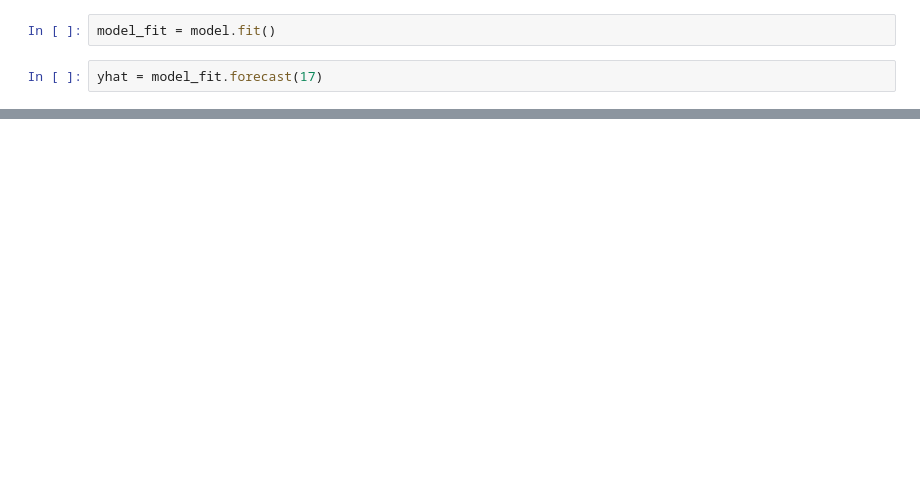
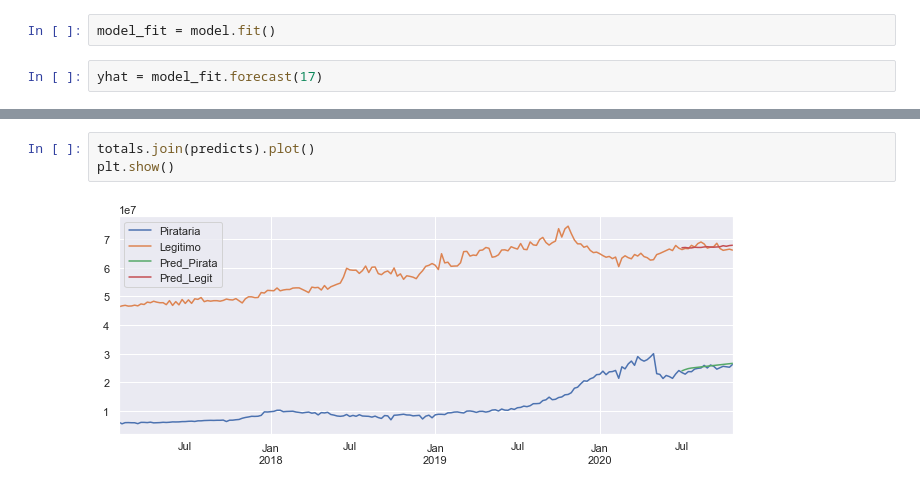
Before and after one commit to gustavo-pohlmann/TCC, a Jupyter notebook: TCC.ipynb, the cells around one changed output, grey strips where cells are left out. Drawn from its saved outputs; the diff is of its cells as text; blank space fills up the shorter version.

```diff
--- a/TCC.ipynb
+++ b/TCC.ipynb
@@ -335,0 +250,5 @@ AttributeError: 'SARIMAXResults' object has no attribute 'plot'
+# %%
+totals.join(predicts).plot()
+plt.show()
+# %% [output]
+[figure, added]
```
Also changed, not shown: parts of 23 cells of this notebook.
